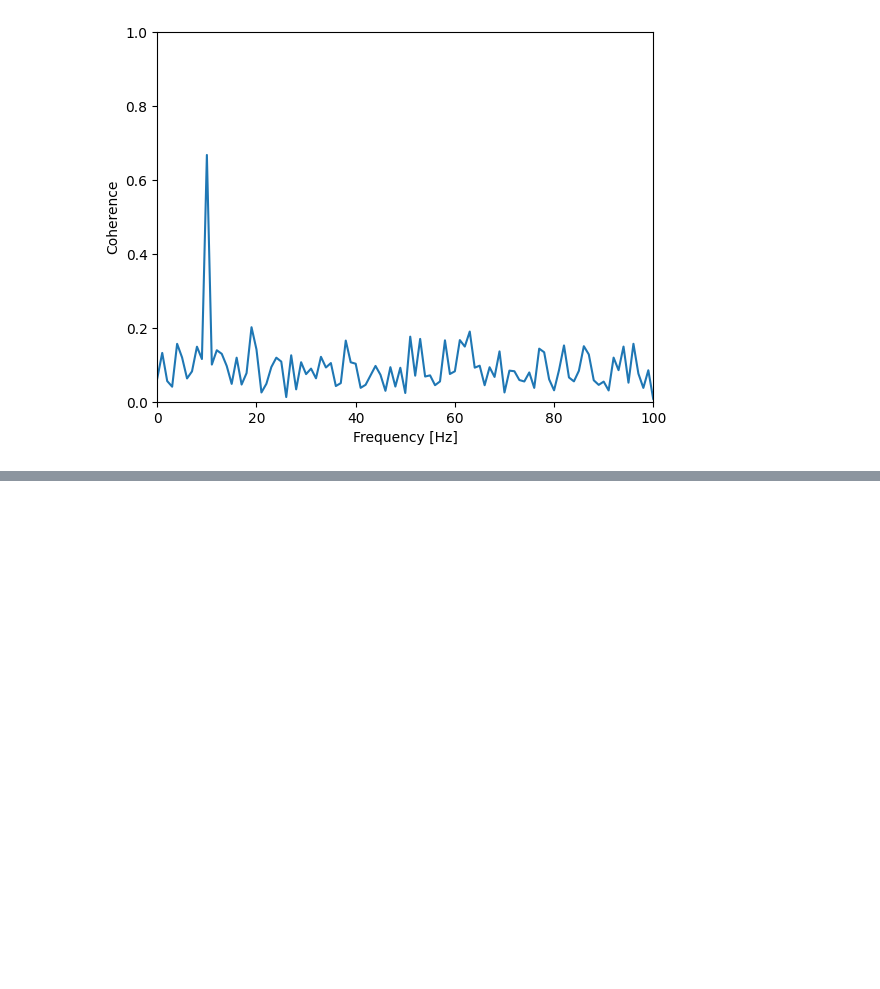
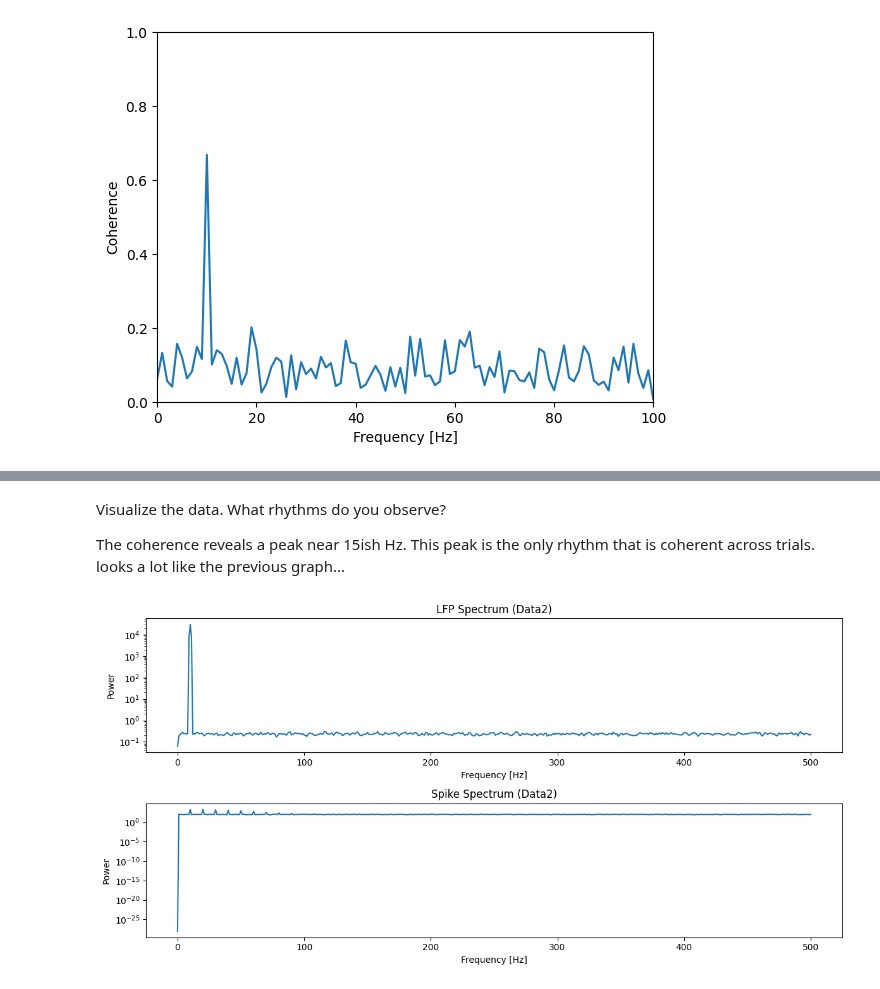
Before and after one commit to witchofizalith/MA665_HW, a Jupyter notebook: topic_8_coherence/hw8_coherence.ipynb, the cells around one changed output, grey strips where cells are left out. Cells and saved outputs as stored; diff of their text form; code cells hidden in the pictures; blank space fills up the shorter version.

```diff
--- a/topic_8_coherence/hw8_coherence.ipynb
+++ b/topic_8_coherence/hw8_coherence.ipynb
@@ -46,0 +134,37 @@ plt.xlabel('Time [s]');
+# %% [markdown]
+Visualize the data. What rhythms do you observe?
+
+The coherence reveals a peak near 15ish Hz. This peak is the only rhythm that is coherent across trials. looks a lot like the previous graph...
+# %%
+SYY2 = np.zeros(int(N2/2+1))
+SNN2 = np.zeros(int(N2/2+1))
+
+# Compute spectra for the second set of data
+for k in np.arange(K2):
+    yf2 = np.fft.rfft((y2[k, :] - np.mean(y2[k, :])) * np.hanning(N2))
+    nf2 = np.fft.rfft((n2[k, :] - np.mean(n2[k, :])))
+    SYY2 = SYY2 + (np.real(yf2 * np.conj(yf2))) / K2
+    SNN2 = SNN2 + (np.real(nf2 * np.conj(nf2))) / K2
+
+# Frequency axis for plotting
+f2 = np.fft.rfftfreq(N2, dt2)
+
+# Plot the spectra for the second set of data
+plt.figure(figsize=(12, 6))
+
+plt.subplot(2, 1, 1)
+plt.semilogy(f2, SYY2)
+plt.title('LFP Spectrum (Data2)')
+plt.xlabel('Frequency [Hz]')
+plt.ylabel('Power')
+
+plt.subplot(2, 1, 2)
+plt.semilogy(f2, SNN2)
+plt.title('Spike Spectrum (Data2)')
+plt.xlabel('Frequency [Hz]')
+plt.ylabel('Power')
+
+plt.tight_layout()
+plt.show()
+# %% [output]
+[figure, added]
```
Also changed, not shown: parts of 29 cells of this notebook, 5 other files.
